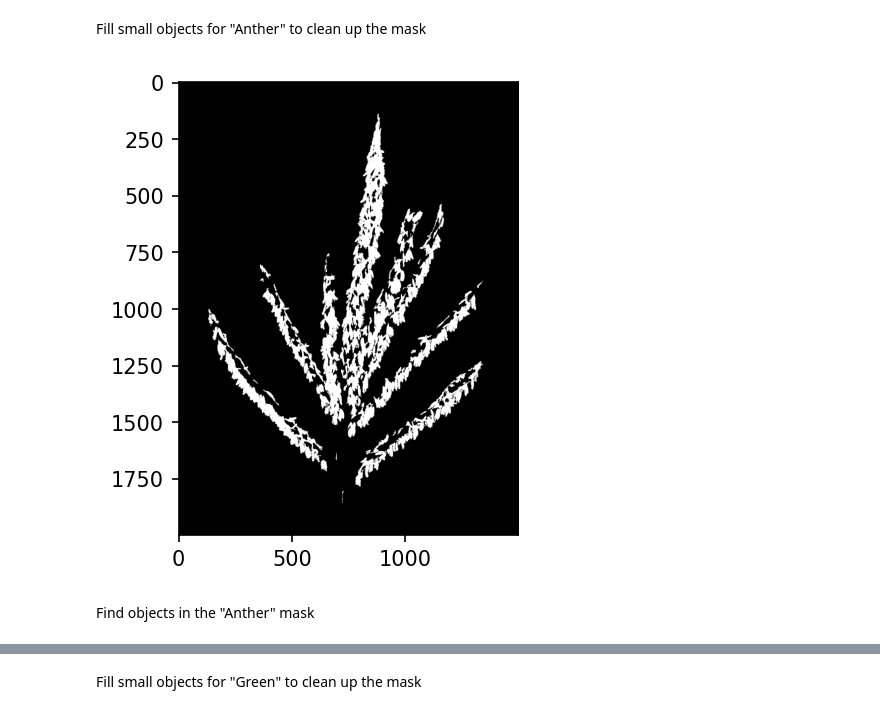
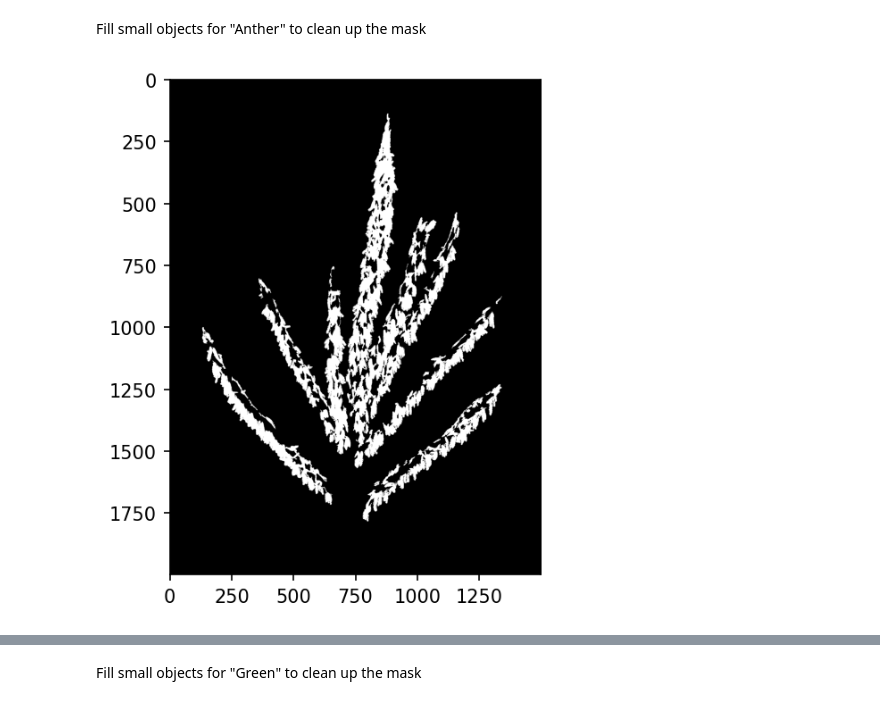
Before and after one commit to danforthcenter/plantcv-tasselyzer-tutorial, a Jupyter notebook: index.ipynb, the cells around one changed output, grey strips where cells are left out. Cells and saved outputs as stored; diff of their text form; code cells hidden in the pictures.

```diff
--- a/index.ipynb
+++ b/index.ipynb
@@ -63,8 +60,6 @@ merged = pcv.visualize.colorize_masks(masks=[masks["Anther"], masks["Green"]], c
 # %% [markdown]
 Fill small objects for "Anther" to clean up the mask
 # %%
-fill_image = pcv.fill(bin_img=masks["Anther"], size=100)
+mask_anther = pcv.fill(bin_img=masks["Anther"], size=100)
 # %% [output]
-[figure, old version]
+[figure, new version]
-# %% [markdown]
-Find objects in the "Anther" mask
```
Also changed, not shown: parts of 16 cells of this notebook.
